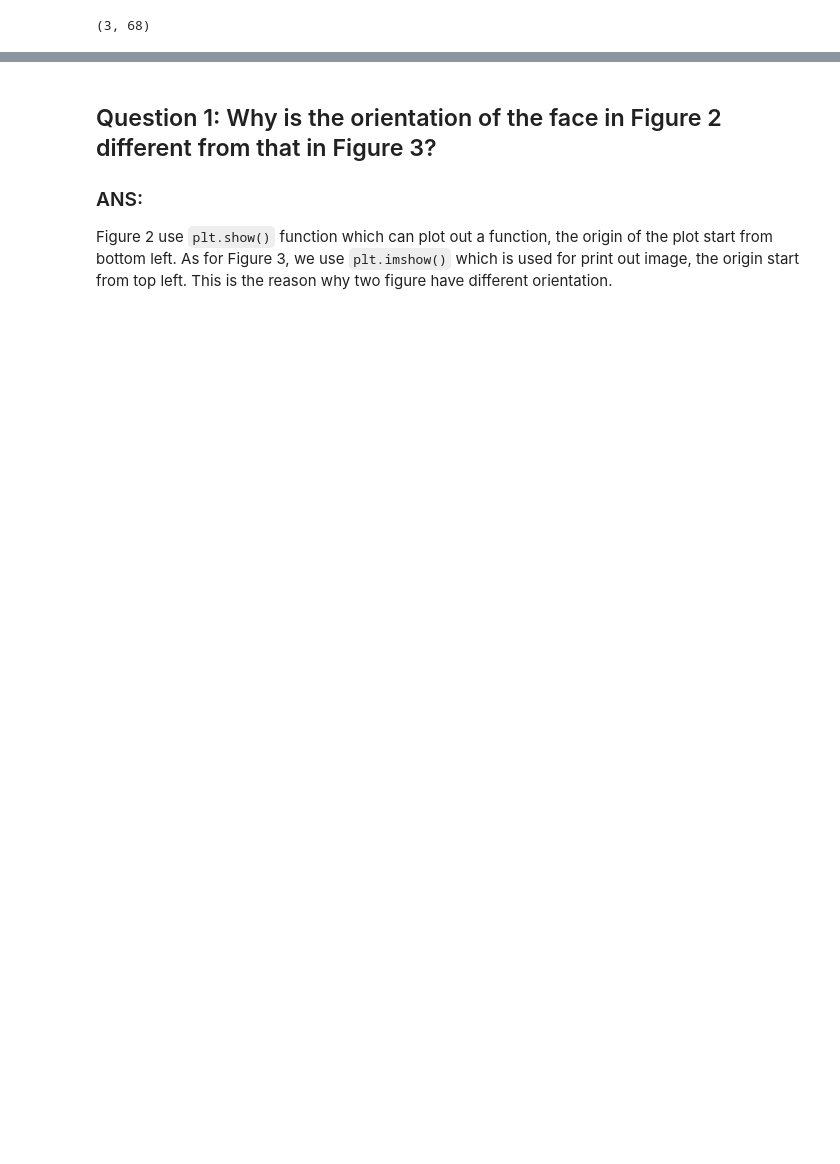
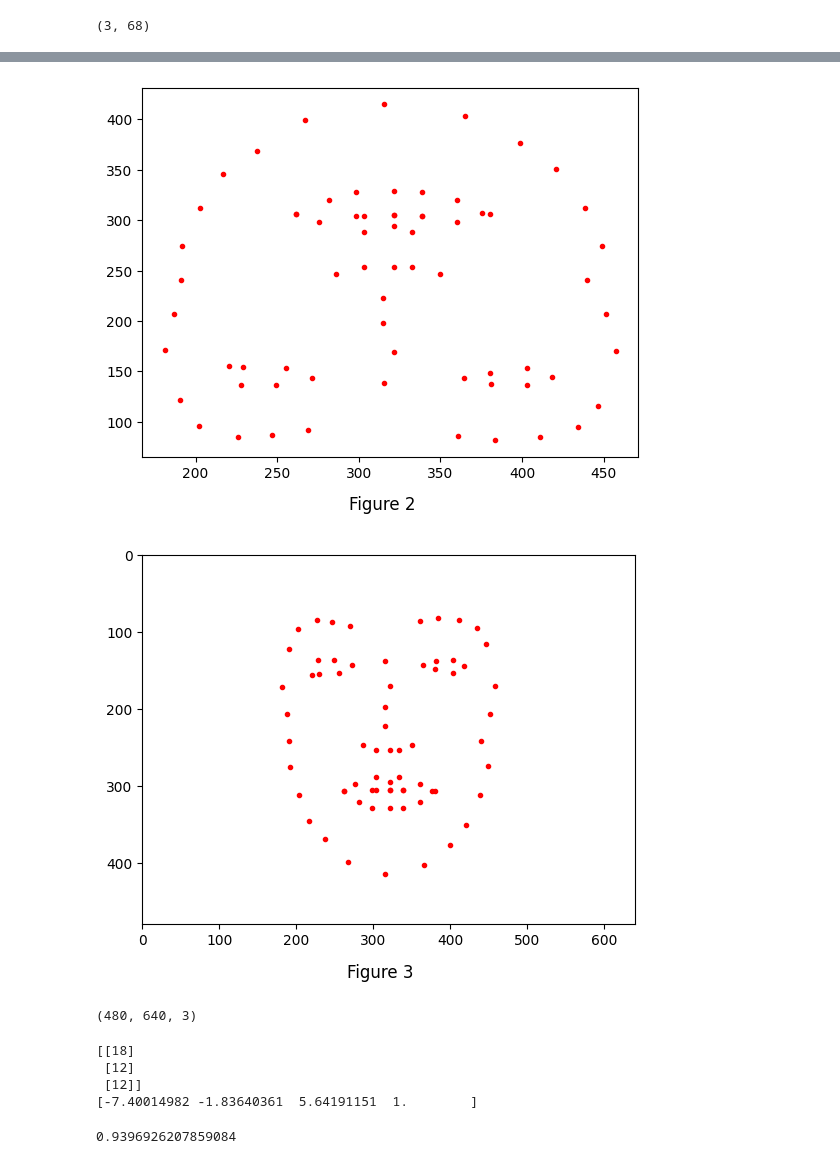
Before and after one commit to nsysu-itlab/3D-Vision-Assignments, a Jupyter notebook: Assignment1/assignment1_template.ipynb, the cells around one changed output, grey strips where cells are left out. Cells and saved outputs as stored; diff of their text form; code cells hidden in the pictures; blank space fills up the shorter version.

```diff
--- a/Assignment1/assignment1_template.ipynb
+++ b/Assignment1/assignment1_template.ipynb
@@ -81,2 +34,71 @@ Text(0.5, 1.0, 'Figure 3')
+# %%
+# TODO 3: 3D-to-2D Projection.
+# Step 3.1: Construct the intrinsic matrix K.
+# Step 3.2: Contruct the extrinsic matrix [R,t].
+# Step 3.3: Construct the 2D projection matrix m.
+
+# Step 3.4: Plot matrix m.
+
+# Step 3.5: Plot matrix m with imshow.
+# enter your code here
+
+# Step 3.1
+K = np.array([[640, 0, 320],
+              [0, 640, 240],
+              [0, 0, 1]])
+
+# Step 3.2
+R = np.array([[1, 0, 0],
+              [0, 1, 0],
+              [0, 0, 1]])
+t = np.array([[0],
+              [0],
+              [30]])
+extrinsic_mat = np.hstack((R,t))
+
+# Step 3.3
+one = np.ones([1,68])
+M_head = np.vstack((face3d, one))
+
+m_head = K@extrinsic_mat@M_head
+m = np.vstack((m_head[0:1,:]/m_head[2:3,:],m_head[1:2,:]/m_head[2:3,:]))
+
+# Step 3.4
+plt.plot(m[0,:],m[1,:],'r.')
+plt.suptitle('Figure 2',y=0,verticalalignment='baseline')
+plt.show()
+
+# Step 3.5
+plt.plot(m[0,:],m[1,:],'r.')
+white_image = np.full((480,640,3),255)
+plt.imshow(white_image)
+plt.suptitle('Figure 3',y=0,verticalalignment='baseline')
+plt.show()
+
+print(white_image.shape)
+# %% [output]
+[figure, added]
+[figure, added]
+(480, 640, 3)
+# %%
+import math
+a = np.array([[2,3,4],
+              [1,2,3],
+              [1,2,3]])
+b = np.array([[2],
+              [2],
+              [2]])
+print(a@b)
+one = np.ones([1,68])
+M_head = np.vstack((face3d, one))
+print(M_head[:,1])
+
+np.cos(math.pi/9)
+# %% [output]
+[[18]
+ [12]
+ [12]]
+[-7.40014982 -1.83640361  5.64191151  1.        ]
+0.9396926207859084
 # %%
 # Question 1: Why is the orientation of the face in Figure 2 different from that in Figure 3?
@@ -83,6 +108,0 @@ Text(0.5, 1.0, 'Figure 3')
-# %% [markdown]
-## Question 1: Why is the orientation of the face in Figure 2 different from that in Figure 3?
-
-### ANS:
-
-Figure 2 use `plt.show()` function which can plot out a function, the origin of the plot start from bottom left. As for Figure 3, we use `plt.imshow()` which is used for print out image, the origin start from top left. This is the reason why two figure have different orientation.
```
Also changed, not shown: parts of 8 cells of this notebook.
